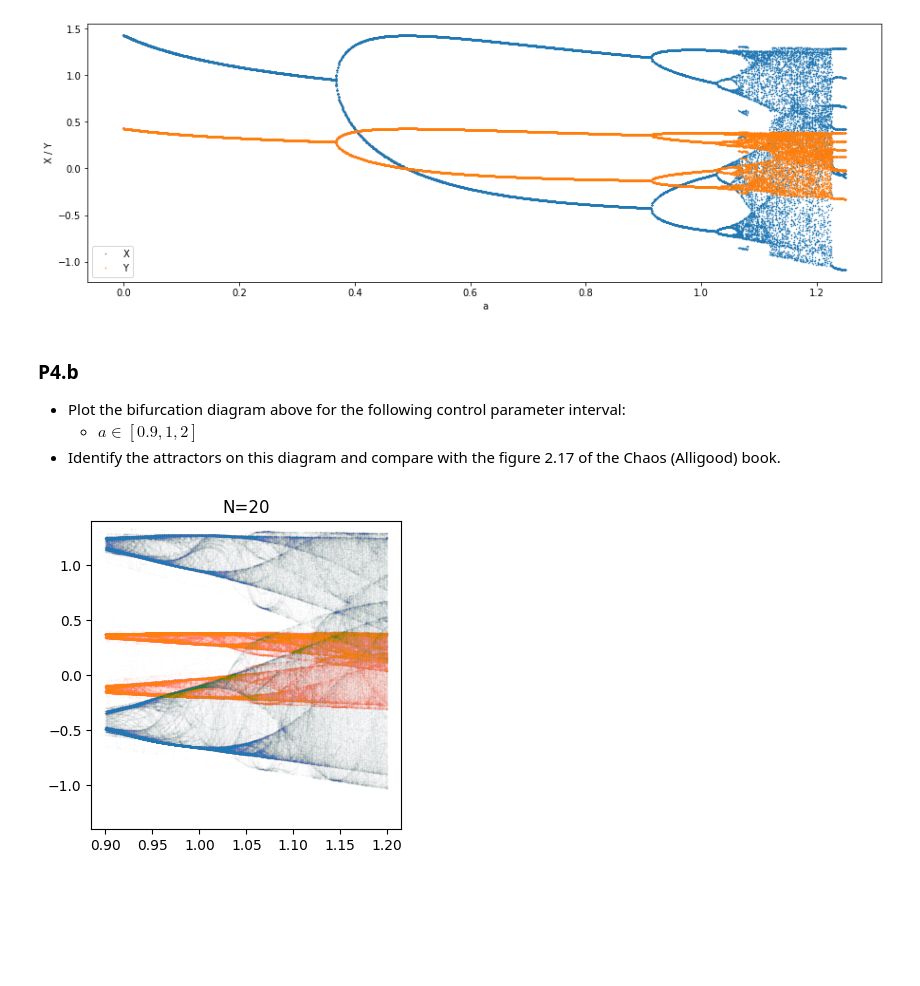
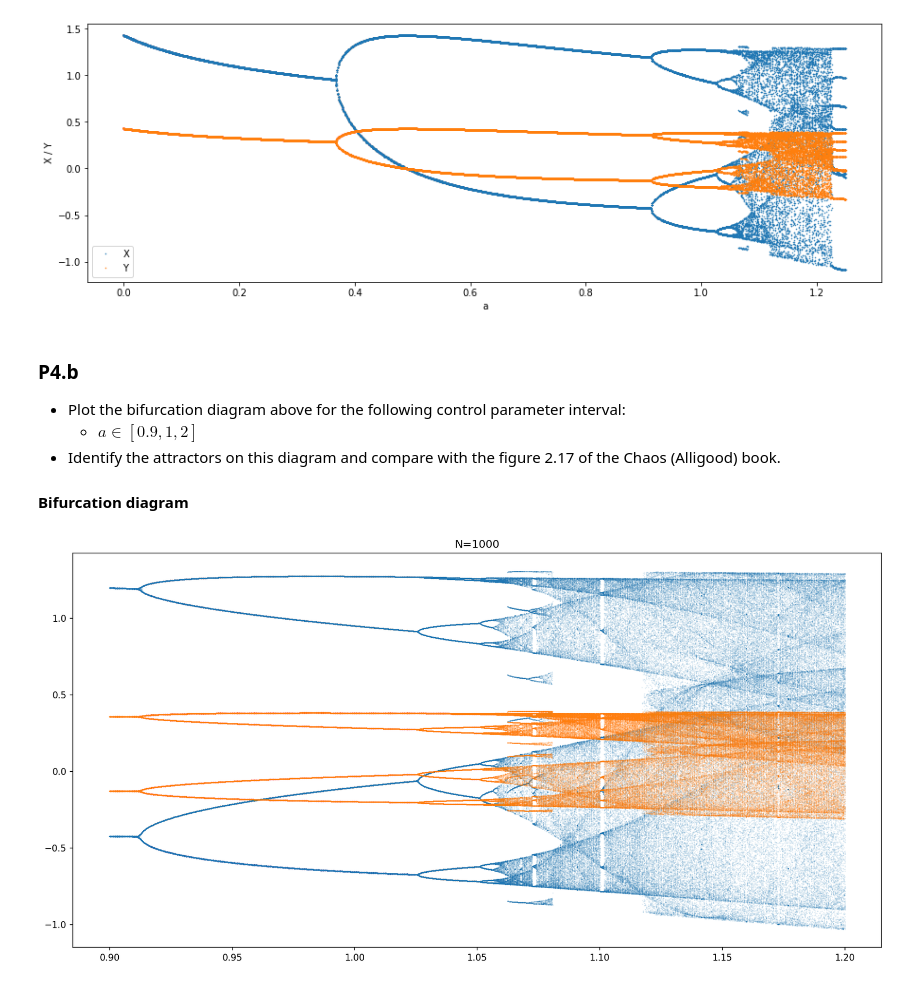
Before and after one commit to danlessa/sistemas-dinamicos-nao-lineares-, a Jupyter notebook: lista1/resolution.ipynb, the cells around one changed output. Saved outputs shown, nothing was run; the diff lists cells and outputs as text; code cells hidden in the pictures; blank space fills up the shorter version.

```diff
--- a/lista1/resolution.ipynb
+++ b/lista1/resolution.ipynb
@@ -570,43 +583,34 @@ plt.show()
 * Plot the bifurcation diagram above for the following control parameter interval:
     * $a \in [0.9, 1,2]$
 * Identify the attractors on this diagram and compare with the figure 2.17 of the Chaos (Alligood) book.
+
+#### Bifurcation diagram
 # %%
-N = 20
+N = 1000
 N_x = 600
 N_y = 600
 N_a = 1000
 a_0 = 0.9
 a_f = 1.2
 X_0 = np.linspace(-2.5, 2.5, N_x)
 Y_0 = np.linspace(-2.5, 2.5, N_y)
 A = np.linspace(a_0, a_f, N_a)
 b = 0.3
 
-
 points = []
 for a in A:
     (X, Y) = list(zip(*recursive_strange_map(X_0, Y_0, a, b, N)))
     x_f = X[-1]
     y_f = Y[-1]
     iteration_points = list(zip([a] * len(x_f), x_f, y_f))
     points += iteration_points
+A, X, Y = list(zip(*points))
 
-A, X, Y = list(zip(*points))
-A = np.array(A)
-X = np.array(X)
-Y = np.array(Y)
-inds = np.abs(X) < 2
-inds &= np.abs(Y) < 2
-A = A[inds]
-X = X[inds]
-Y = Y[inds]
-
-plt.figure(figsize=(4, 4))
+plt.figure(figsize=(16, 8), dpi=150)
 plt.title("N={}".format(N))
-plt.plot(A, X, '.', markersize=1, label='X', alpha=0.01)
-plt.plot(A, Y, '.', markersize=1, label='Y', alpha=0.01)
+plt.plot(A, X, '.', markersize=1, label='X', alpha=0.1)
+plt.plot(A, Y, '.', markersize=1, label='Y', alpha=0.1)
 #plt.axis('off')
-plt.ylim((-1.4, 1.4))
 plt.show()
 # %% [output]
-[figure, old version]
+[figure, new version]
```
Also changed, not shown: parts of 10 cells of this notebook, 2 other files.
